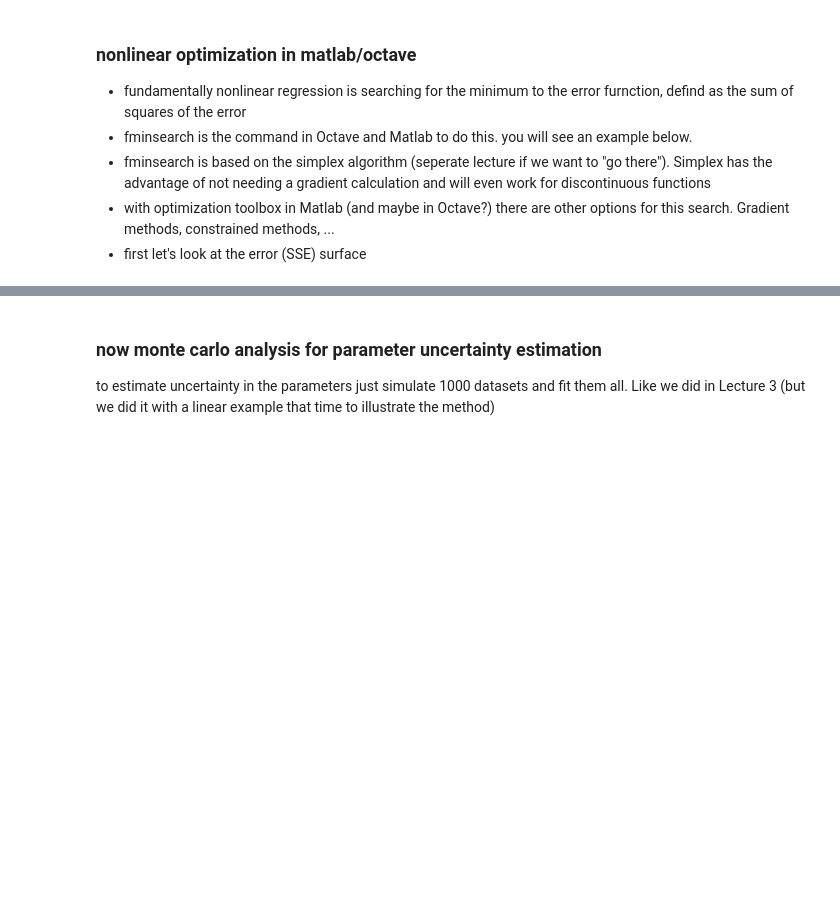
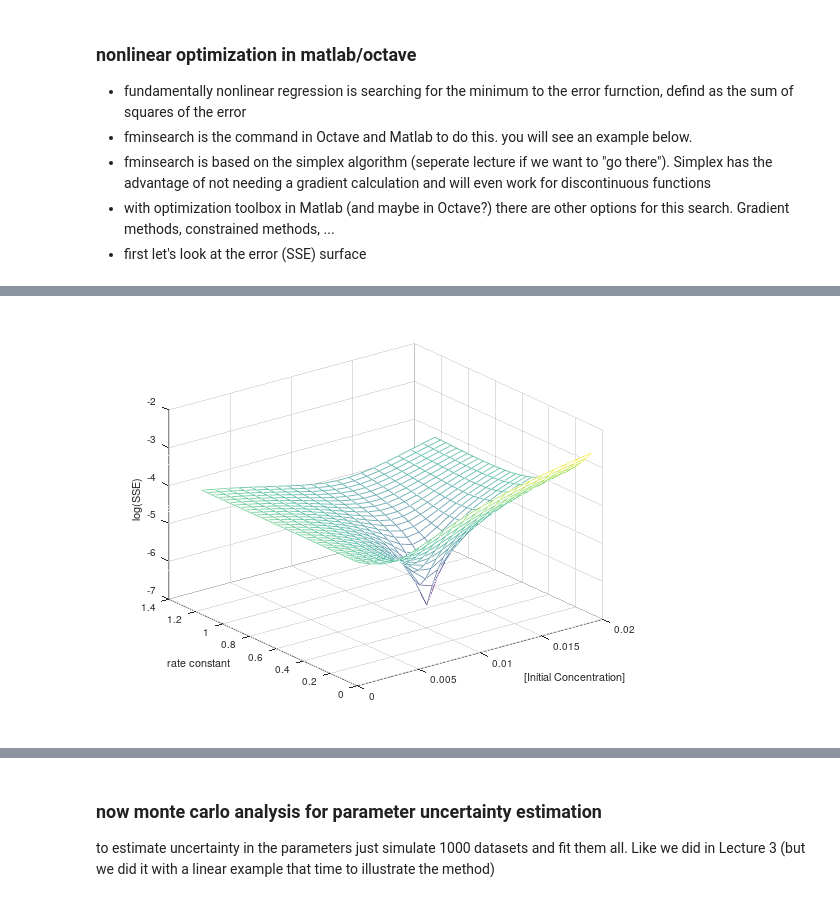
Before and after one commit to skotssd/geochemicalscripts, a Jupyter notebook: randomnumericalmethods/LECTURE4_nonlinear_regression.ipynb, the cells around one changed output, grey strips where cells are left out. Cells and saved outputs as stored; diff of their text form; code cells hidden in the pictures; blank space fills up the shorter version.

```diff
--- a/randomnumericalmethods/LECTURE4_nonlinear_regression.ipynb
+++ b/randomnumericalmethods/LECTURE4_nonlinear_regression.ipynb
@@ -88,3 +88,8 @@ xlabel('[Initial Concentration]'); ylabel('rate constant')
+# %%
+mesh(N0range,krange,log10(SSE))
+xlabel('[Initial Concentration]'); ylabel('rate constant'); zlabel('log(SSE)')
+# %% [output]
+[figure, added]
 # %%
 % so to optmize it we need to first define the error function
 % this is what will get minimized
```
Also changed, not shown: parts of 6 cells of this notebook, 8 other files.
